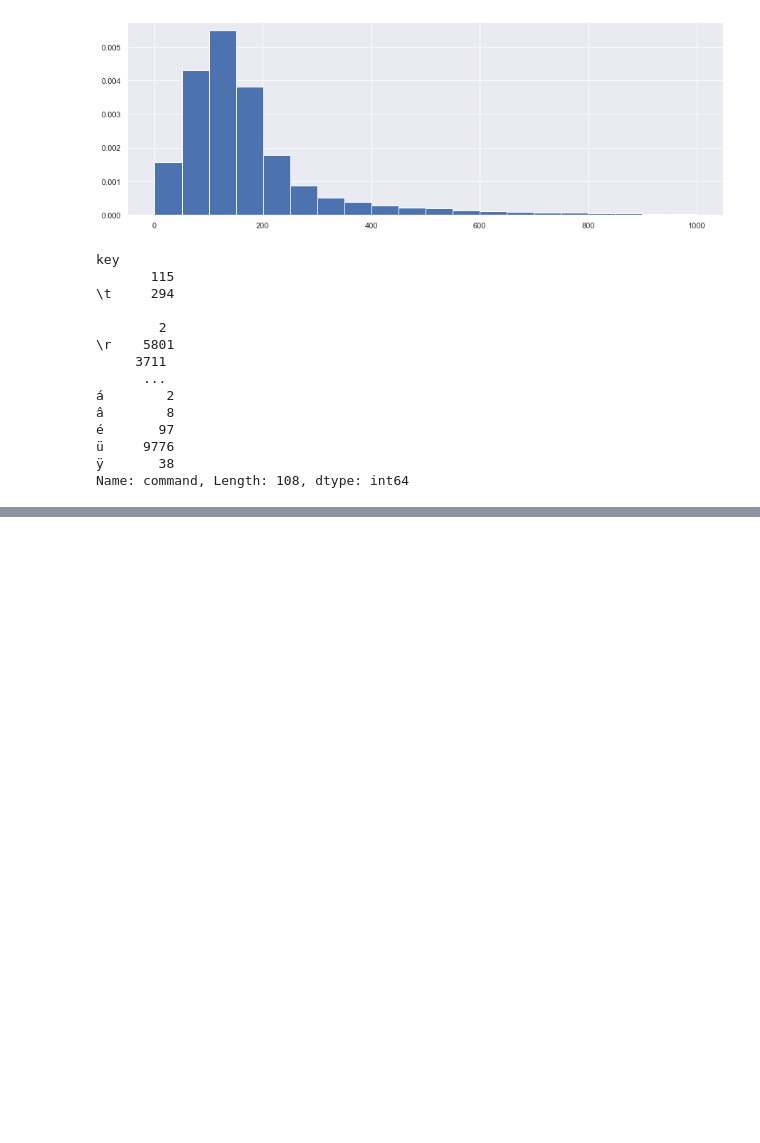
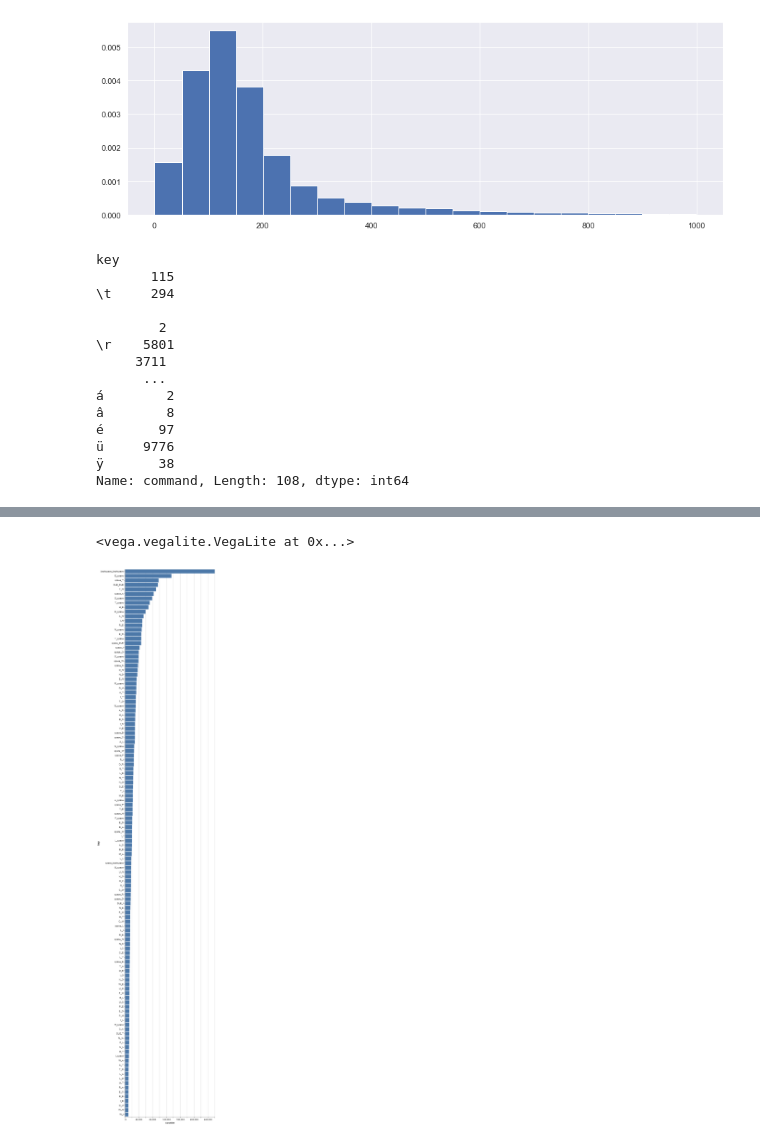
Before and after one commit to vbyno/keystroke_dynamics, a Jupyter notebook: keystroke_dynamics.ipynb, the cells around one changed output, grey strips where cells are left out. Cells and saved outputs as stored; diff of their text form; code cells hidden in the pictures; blank space fills up the shorter version.

```diff
--- a/keystroke_dynamics.ipynb
+++ b/keystroke_dynamics.ipynb
@@ -365,0 +470,15 @@ chart_for_user('A1IAK1JCYVR3R5')
+# %%
+def char_converter(x):
+    if x == 8 : return 'backspace'
+    elif x == 14 or x== 15 : return 'shift'
+    elif x == 32 : return 'space'
+    elif x == 16 : return 'DLE'
+    else: return chr(x)
+# %%
+# create new columns that combines code_from and code_to columns
+df_transitions.loc[:,'code_from_l'] = df_transitions.code_from.apply(lambda x: char_converter(x))
+df_transitions.loc[:,'code_to_l'] = df_transitions.code_to.apply(lambda x: char_converter(x))
+df_transitions.loc[:,'codes_letters'] = df_transitions["code_from_l"].astype(str) + '_' + df_transitions["code_to_l"].astype(str)
+df_transitions.loc[:,'codes'] = df_transitions["code_from"].astype(str) + '_' + df_transitions["code_to"].astype(str)
+
+df_transitions.head()
@@ -365,0 +492,14 @@ chart_for_user('A1IAK1JCYVR3R5')
+# %%
+# visualize digraphs frequencies
+grouped_data_digraphs = grouped_by_key(df_transitions.groupby('codes_letters').count(),'task_name')
+grouped_df_digraphs = alt.Data(values = grouped_data_digraphs)
+
+
+
+alt.Chart(grouped_df_digraphs).mark_bar().encode(
+ x = 'counter:Q',
+ y = alt.Y('key:O', sort = alt.Sort(field = 'counter', order='descending')),
+).transform_filter('datum.counter > 10000')
+# %% [output]
+<vega.vegalite.VegaLite at 0x...>
+[figure, added]
```
Also changed, not shown: parts of 32 cells of this notebook.
